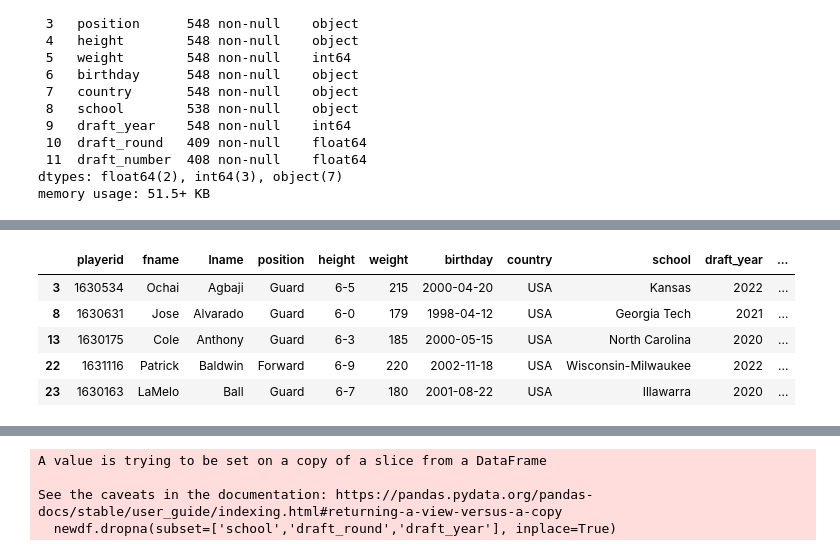
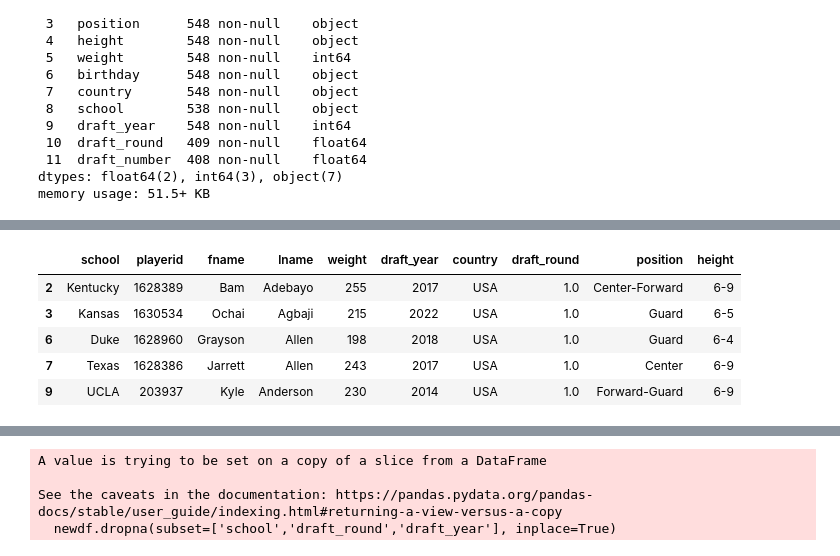
Before and after one commit to AdnanKpodoo/NBA_CaseStudy, a Jupyter notebook: NBAA_Case_Study.ipynb, the cells around one changed output, grey strips where cells are left out. Drawn from its saved outputs; the diff is of its cells as text; code cells hidden in the pictures.

```diff
--- a/NBAA_Case_Study.ipynb
+++ b/NBAA_Case_Study.ipynb
@@ -61,6 +61,6 @@ df.head(10)
 | 9 | 203937 | Kyle | Anderson | Forward-Guard | 6-9 | 230 | 1993-09-20 | USA | UCLA | 2014 | ... |
 # %%
 #Making a subset
-newdf = df[['playerid','fname','lname','weight','draft_year','country','draft_round','position','height']]
+newdf = df[['school', 'playerid','fname','lname','weight','draft_year','country','draft_round','position','height']]
 newdf
 # %% [output]
@@ -80,5 +80,7 @@ newdf
 # %%
 # Here I am making a subset that will only include information starting from the year 2019 and going up.
-newdf = df[(df['country'] == 'USA') & (df['draft_year'] >= 2019)]
+# I chose to do it on the most recent years for familiarity on the players
+# and aslo taking covid into account
+new_df = newdf[(newdf['country'] == 'USA') & (newdf['draft_year'] >= 2013)]
 # %%
 df_schools_2020 = df[(df['country'] == 'USA') & (df['draft_year'] == 2020)]
@@ -85,9 +89,9 @@ df_schools_2020 = df[(df['country'] == 'USA') & (df['draft_year'] == 2020)]
 # %%
-newdf.head(5)
+new_df.head(5)
 # %% [output]
-|  | playerid | fname | lname | position | height | weight | birthday | country | school | draft_year | ... |
-| 3 | 1630534 | Ochai | Agbaji | Guard | 6-5 | 215 | 2000-04-20 | USA | Kansas | 2022 | ... |
-| 8 | 1630631 | Jose | Alvarado | Guard | 6-0 | 179 | 1998-04-12 | USA | Georgia Tech | 2021 | ... |
-| 13 | 1630175 | Cole | Anthony | Guard | 6-3 | 185 | 2000-05-15 | USA | North Carolina | 2020 | ... |
-| 22 | 1631116 | Patrick | Baldwin | Forward | 6-9 | 220 | 2002-11-18 | USA | Wisconsin-Milwaukee | 2022 | ... |
-| 23 | 1630163 | LaMelo | Ball | Guard | 6-7 | 180 | 2001-08-22 | USA | Illawarra | 2020 | ... |
+|  | school | playerid | fname | lname | weight | draft_year | country | draft_round | position | height |
+| 2 | Kentucky | 1628389 | Bam | Adebayo | 255 | 2017 | USA | 1.0 | Center-Forward | 6-9 |
+| 3 | Kansas | 1630534 | Ochai | Agbaji | 215 | 2022 | USA | 1.0 | Guard | 6-5 |
+| 6 | Duke | 1628960 | Grayson | Allen | 198 | 2018 | USA | 1.0 | Guard | 6-4 |
+| 7 | Texas | 1628386 | Jarrett | Allen | 243 | 2017 | USA | 1.0 | Center | 6-9 |
+| 9 | UCLA | 203937 | Kyle | Anderson | 230 | 2014 | USA | 1.0 | Forward-Guard | 6-9 |
```
Also changed, not shown: parts of 29 cells of this notebook.
